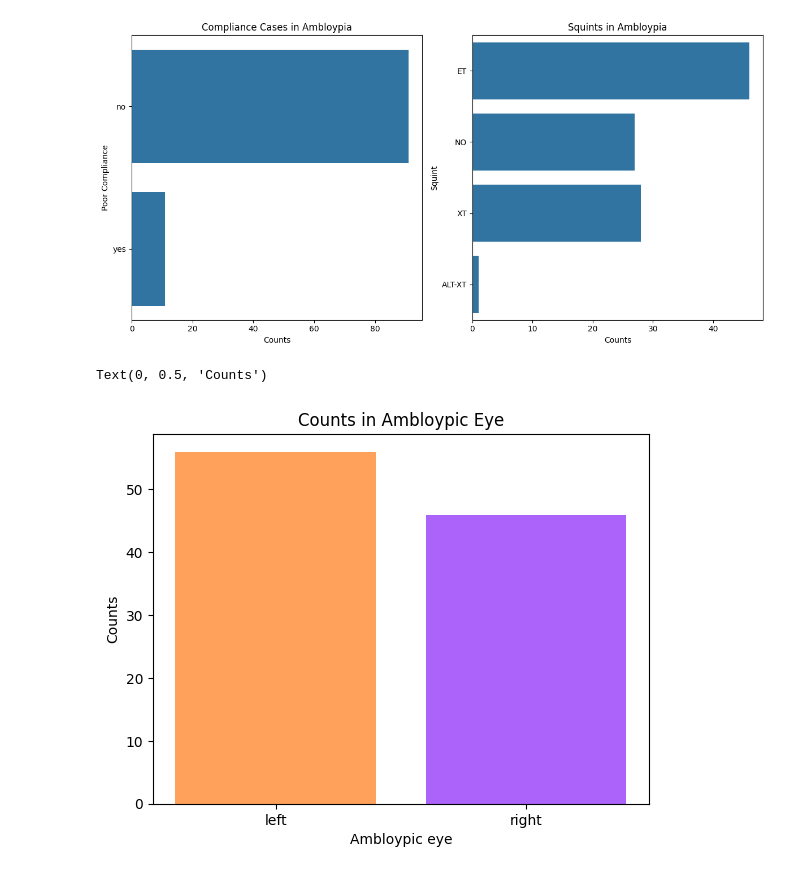
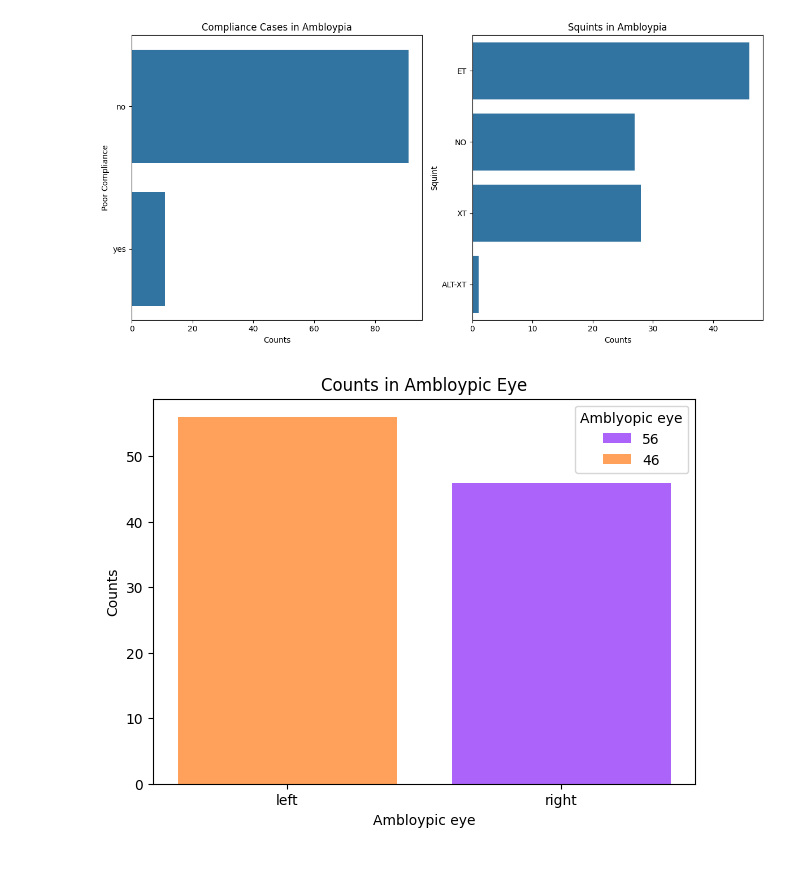
Before and after one commit to SoRaz049/DataAnalysisProjects, a Jupyter notebook: amblyopia/amblopia_1.ipynb, the cells around one changed output. Drawn from its saved outputs; the diff is of its cells as text; code cells hidden in the pictures.

Commit message:
Added the graphs.

```diff
--- a/amblyopia/amblopia_1.ipynb
+++ b/amblyopia/amblopia_1.ipynb
@@ -203,11 +203,17 @@ plt.show()
 # %%
 counts={}
 counts = df["Amblyopic eye"].value_counts()
 
+plt.figure(figsize=(7,5))
 plt.bar(counts.index, counts.values, color ={'#ab63fa', '#ffa15a'})
 plt.title("Counts in Ambloypic Eye")
 plt.xlabel("Ambloypic eye")
 plt.ylabel("Counts")
+
+for i, value in enumerate(counts.values):
+    plt.bar(0, 0, color=['#ab63fa', '#ffa15a'][i], label=value)
+
+plt.legend(title="Amblyopic eye")
+plt.show()
 # %% [output]
-Text(0, 0.5, 'Counts')
-[figure, old version]
+[figure, new version]
```
